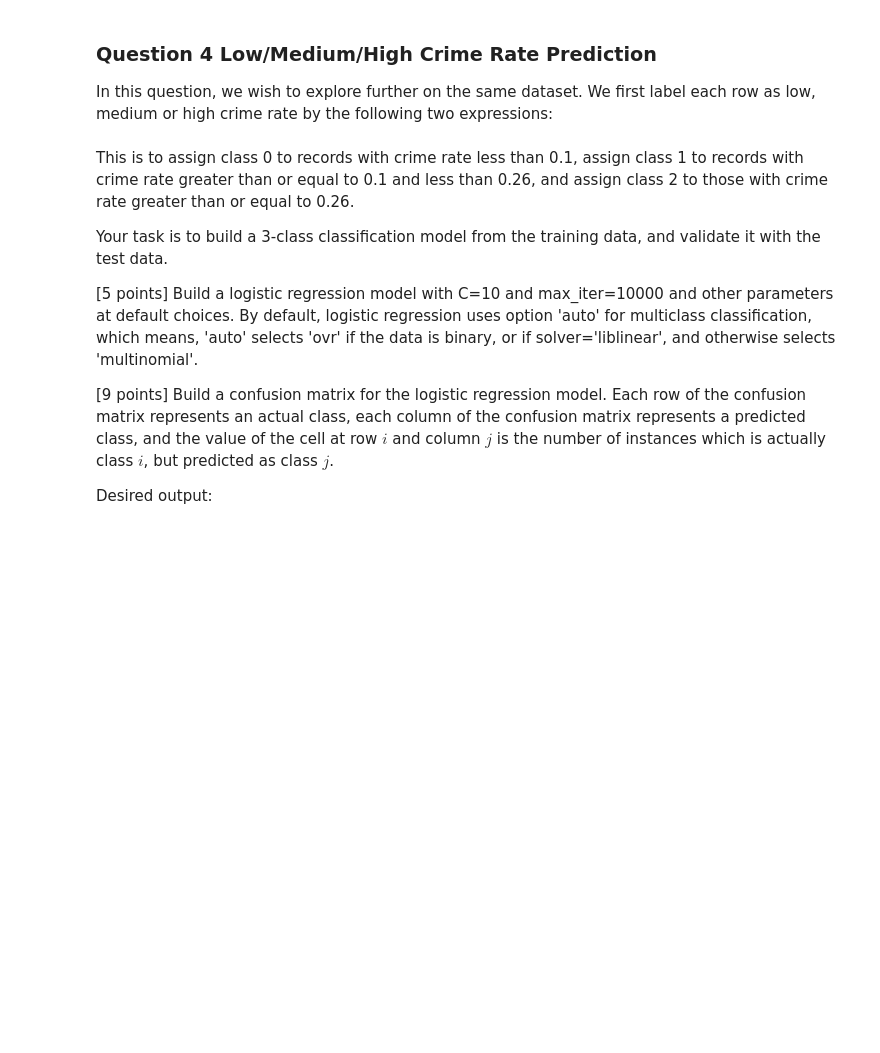
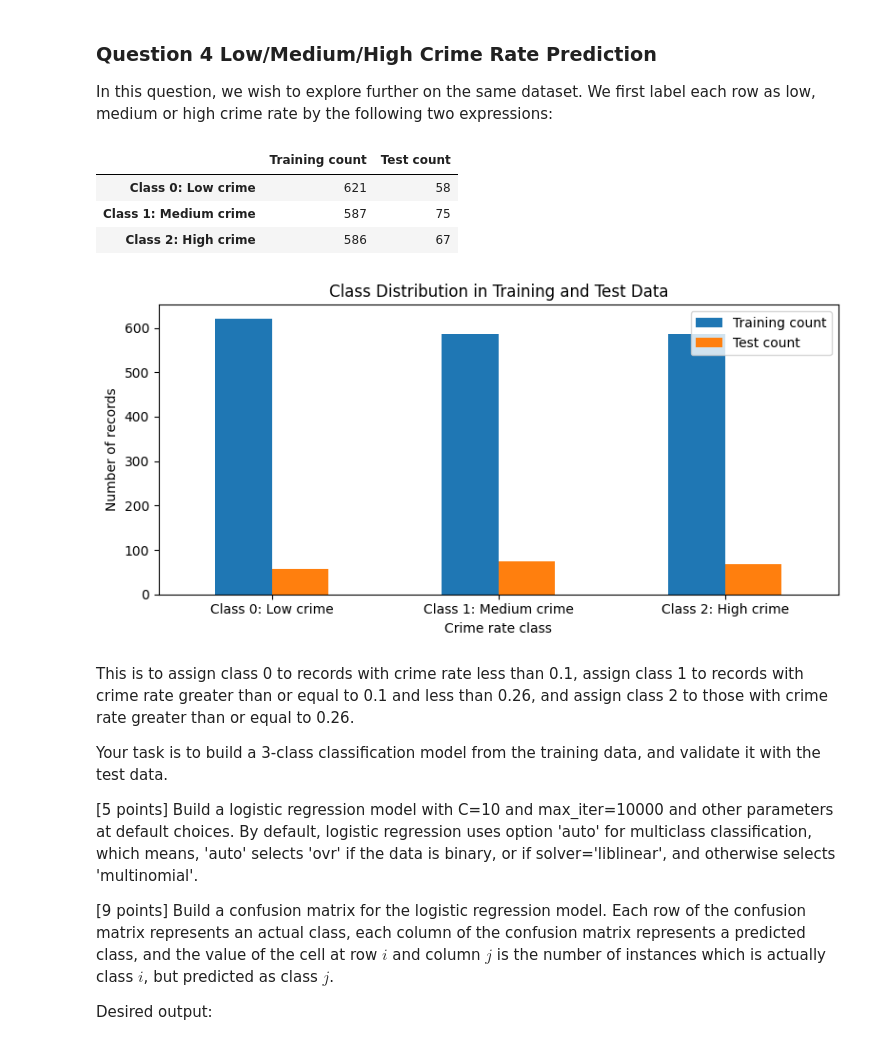
Before and after one commit to jasonsun96/AML_rep, a Jupyter notebook: Assignment1/Assign_1_Jason.ipynb, the cells around one changed output. Saved outputs shown, nothing was run; the diff lists cells and outputs as text; code cells hidden in the pictures; blank space fills up the shorter version.

```diff
--- a/Assignment1/Assign_1_Jason.ipynb
+++ b/Assignment1/Assign_1_Jason.ipynb
@@ -395,6 +581,34 @@ y_train_c = np.array([0 if i < .1 else 1 if i < .26 else 2 for i in y_train])
 y_test_c = np.array([0 if i < .1 else 1 if i < .26 else 2 for i in y_test])
 # %%
 # Perform any EDA as needed. UNGRADED CELL
+
+# Check the class distribution after converting the target into 3 classes
+train_class_counts = pd.Series(y_train_c).value_counts().sort_index()
+test_class_counts = pd.Series(y_test_c).value_counts().sort_index()
+
+class_distribution = pd.DataFrame({
+    "Training count": train_class_counts,
+    "Test count": test_class_counts
+})
+
+class_distribution.index = ["Class 0: Low crime", "Class 1: Medium crime", "Class 2: High crime"]
+
+display(class_distribution)
+
+# Plot class distribution
+class_distribution.plot(kind="bar", figsize=(8, 4))
+plt.title("Class Distribution in Training and Test Data")
+plt.xlabel("Crime rate class")
+plt.ylabel("Number of records")
+plt.xticks(rotation=0)
+plt.tight_layout()
+plt.show()
+# %% [output]
+|  | Training count | Test count |
+| Class 0: Low crime | 621 | 58 |
+| Class 1: Medium crime | 587 | 75 |
+| Class 2: High crime | 586 | 67 |
+[figure, added]
 # %% [markdown]
 This is to assign class 0 to records with crime rate less than 0.1, assign class 1 to records with crime rate greater than or equal to 0.1 and less than 0.26, and assign class 2 to those with crime rate greater than or equal to 0.26.
 
```
Also changed, not shown: parts of 12 cells of this notebook, 1 other file.
